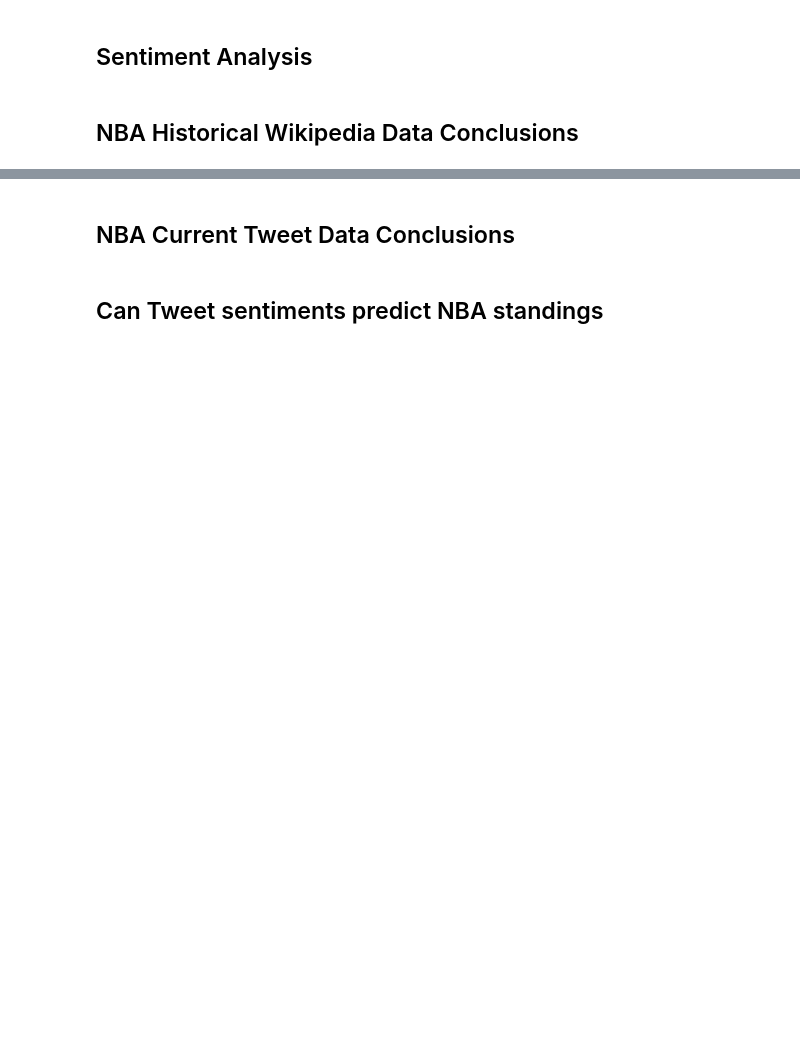
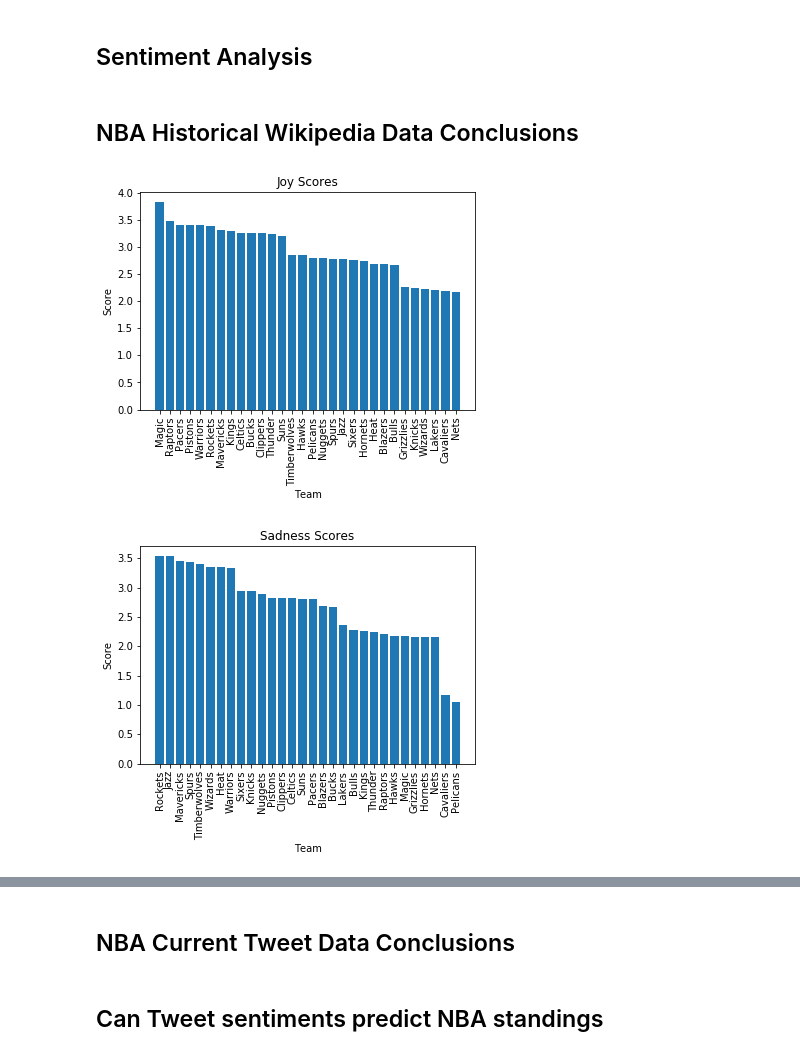
Before and after one commit to aidanjw1/DISBigData, a Jupyter notebook: FinalProject/Jupyter Notebook/FinalProject.ipynb, the cells around one changed output, grey strips where cells are left out. Drawn from its saved outputs; the diff is of its cells as text; code cells hidden in the pictures; blank space fills up the shorter version.

```diff
--- a/FinalProject/Jupyter Notebook/FinalProject.ipynb
+++ b/FinalProject/Jupyter Notebook/FinalProject.ipynb
@@ -65,2 +168,46 @@ def appendJSON(tweet_data):
 # %% [markdown]
 ## NBA Historical Wikipedia Data Conclusions
+# %%
+# Below is code used to plot the sentiment analysis scores for the Wikipedia articles
+from matplotlib import pyplot as plt
+import json
+import collections
+
+def load_sentiment_scores():
+    with open('./sentiment_data/history_sentiments.json', 'r') as f:
+        string = f.read()
+    sentiment_data = json.loads(string)
+    return sentiment_data
+
+def filename_to_name(filename):
+    filename = filename.replace('.txt', '')
+    filename = filename.replace('_', ' ')
+    l = filename.split(' ')
+    return l[-1]
+
+
+def PlotHistoryScore(sentiment):
+    data = load_sentiment_scores()
+    pairs = []
+    for team in data:
+        pairs.append((float(team[sentiment]), filename_to_name(team['team'])))
+    pairs.sort(reverse = True)
+    teams = [team[1]for team in pairs]
+    scores = [team[0] for team in pairs]
+    xs = [i + 0.1 for i, _ in enumerate(teams)]
+    plt.bar(xs, scores, .8)
+    plt.xticks([i + .1 for i, _ in enumerate(teams)], teams, rotation='vertical')
+    axes = plt.gca()
+    plt.title(sentiment.capitalize() + " Scores")
+    plt.xlabel('Team')
+    plt.ylabel('Score')
+    plt.show()
+
+def main():
+    PlotHistoryScore('joy')
+    PlotHistoryScore('sadness')
+
+main()
+# %% [output]
+[figure, added]
+[figure, added]
```
Also changed, not shown: parts of 7 cells of this notebook, 34 other files.
